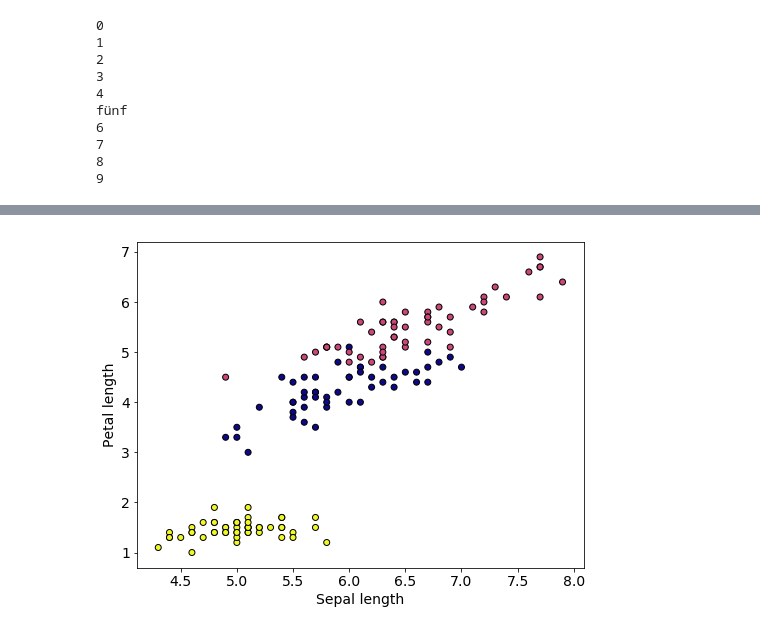
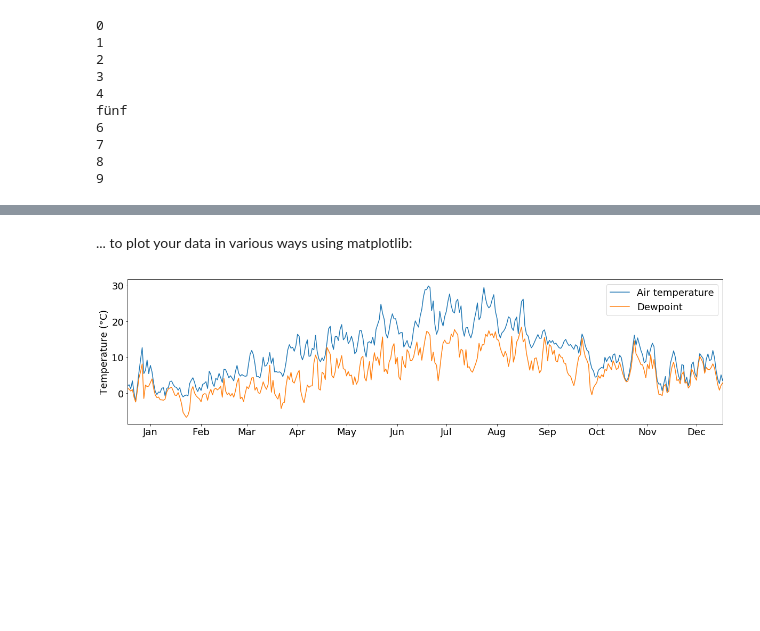
Before and after one commit to python-kurs/sommersemester_2019, a Jupyter notebook: content/motivation.ipynb, the cells around one changed output, grey strips where cells are left out. Cells and saved outputs as stored; diff of their text form; code cells hidden in the pictures; blank space fills up the shorter version.

```diff
--- a/content/motivation.ipynb
+++ b/content/motivation.ipynb
@@ -80,7 +86,19 @@ iris.head()
-# %%
-plt.scatter(iris.sepal_length,iris.petal_length, c=iris.color.values, cmap="plasma", edgecolor='k')
-plt.ylabel("Petal length")
-plt.xlabel("Sepal length")
-plt.show()
-# %% [output]
-[figure, removed]
+# %% [markdown]
+... to plot your data in various ways using matplotlib:
+# %%
+temp_resampled = tabelle.air_temperature.resample("1d").mean()
+dewpt_resampled = tabelle.dewpoint.resample("1d").mean()
+
+plt.figure(figsize=(20,5))
+plt.rcParams['font.size'] = 18
+
+plt.plot(temp_resampled,label="Air temperature")
+plt.plot(dewpt_resampled,label="Dewpoint")
+
+plt.legend()
+plt.ylabel("Temperature (°C)")
+plt.xlim(("2015-01-01","2015-12-31"))
+plt.xticks(["2015-{:02d}-15".format(x) for x in range(1,13,1)],["Jan","Feb","Mar","Apr","May","Jun","Jul","Aug","Sep","Oct","Nov","Dec"])
+plt.show()
+# %% [output]
+[figure, added]
```
Also changed, not shown: parts of 16 cells of this notebook, 3 other files.
